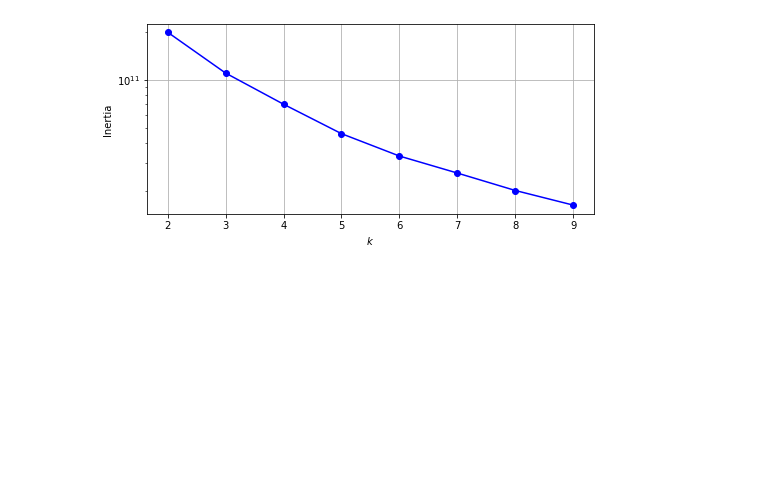
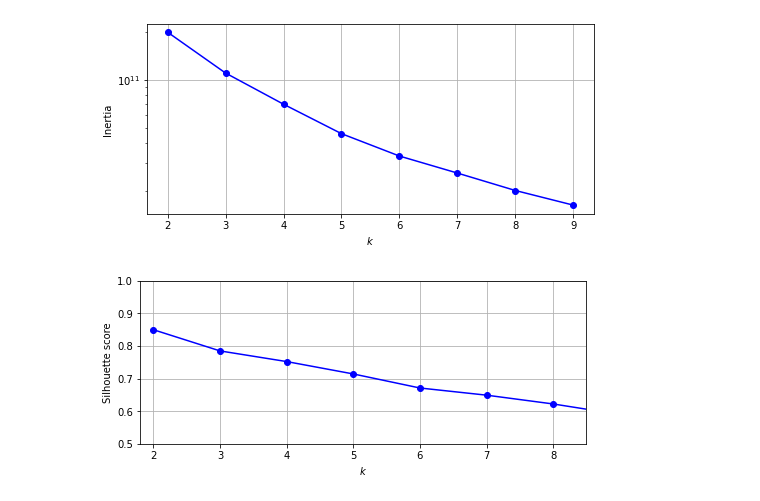
Before and after one commit to IDM4s-2025/TC2034-final-team4, a Jupyter notebook: clustering.ipynb, the cells around one changed output. Saved outputs shown, nothing was run; the diff lists cells and outputs as text; code cells hidden in the pictures; blank space fills up the shorter version.

```diff
--- a/clustering.ipynb
+++ b/clustering.ipynb
@@ -94,18 +94,20 @@ plt.show()
 # %%
 from sklearn.metrics import silhouette_score
 
 silhouette_scores = [silhouette_score(X_final, model.labels_)
-                     for model in kmeans_per_k[1:]]
+                     for model in kmeans_per_k[0:]]
 
 plt.figure(figsize=(8, 3))
 plt.plot(range(2, 10), silhouette_scores, "bo-")
 plt.xlabel("$k$")
 plt.ylabel("Silhouette score")
 plt.axis([1.8, 8.5, 0.5, 1])
 
 plt.grid()
 #save_fig("silhouette_score_vs_k_plot")
 plt.show()
+# %% [output]
+[figure, added]
 # %%
 from sklearn.metrics import silhouette_samples
 from matplotlib.ticker import FixedLocator, FixedFormatter
```
Also changed, not shown: parts of 3 cells of this notebook.
